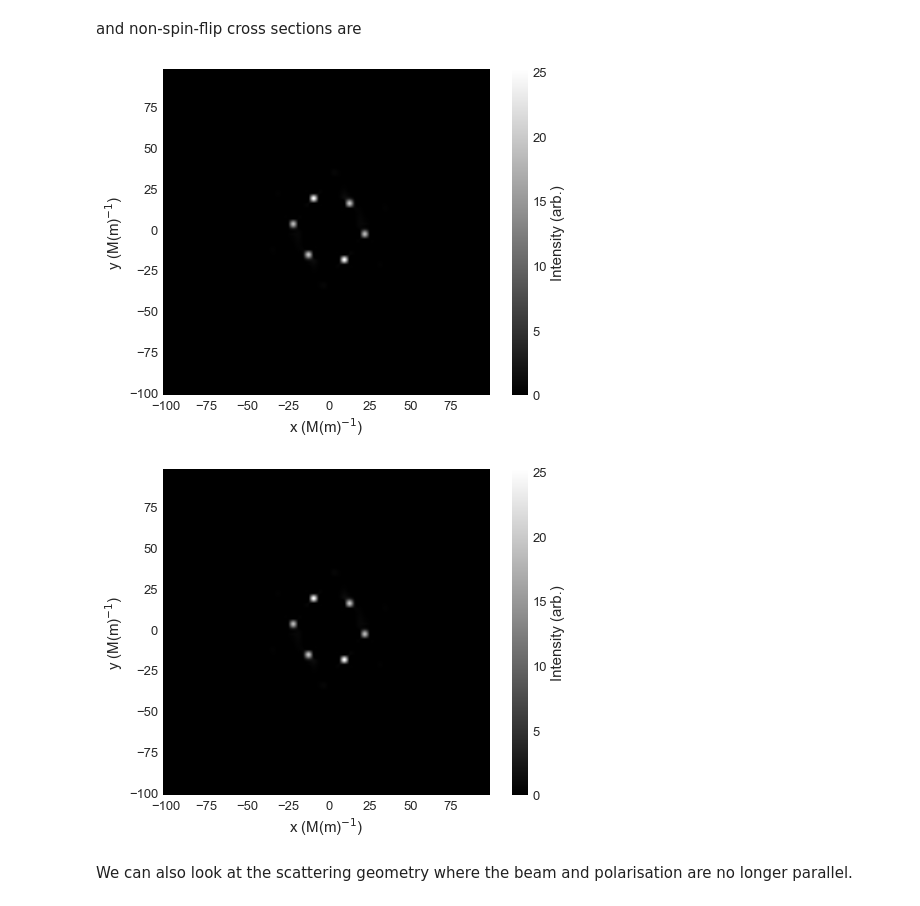
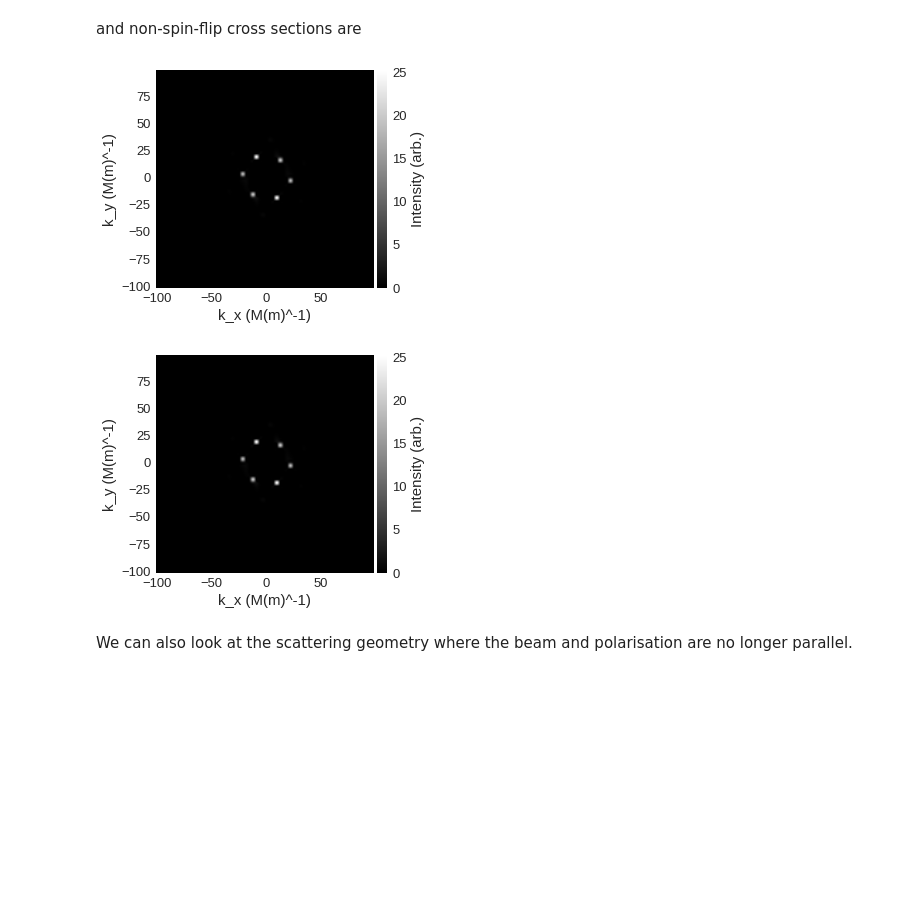
Before and after one commit to ubermag/mag2exp, a Jupyter notebook: docs/SANS.ipynb, the cells around one changed output. Cells and saved outputs as stored; diff of their text form; code cells hidden in the pictures; blank space fills up the shorter version.

```diff
--- a/docs/SANS.ipynb
+++ b/docs/SANS.ipynb
@@ -192,20 +192,20 @@ and non-spin-flip cross sections are
 # %%
 # NBVAL_IGNORE_OUTPUT
 cross_section = mag2exp.sans.cross_section(
     system.m, method="pp", polarisation=(0, 0, 1)
 )
-cross_section.sel(z=0).mpl.scalar(
+cross_section.sel(k_z=0).mpl.scalar(
     cmap="gray", interpolation="spline16", colorbar_label=r"Intensity (arb.)"
 )
 cross_section = mag2exp.sans.cross_section(
     system.m, method="nn", polarisation=(0, 0, 1)
 )
-cross_section.sel(z=0).mpl.scalar(
+cross_section.sel(k_z=0).mpl.scalar(
     cmap="gray", interpolation="spline16", colorbar_label=r"Intensity (arb.)"
 )
 # %% [output]
-[figure, old version]
+[figure, new version]
-[figure, old version]
+[figure, new version]
 # %% [markdown]
 We can also look at the scattering geometry where the beam and polarisation are no longer parallel.
 # %%
```
Also changed, not shown: parts of 11 cells of this notebook, 2 other files.
